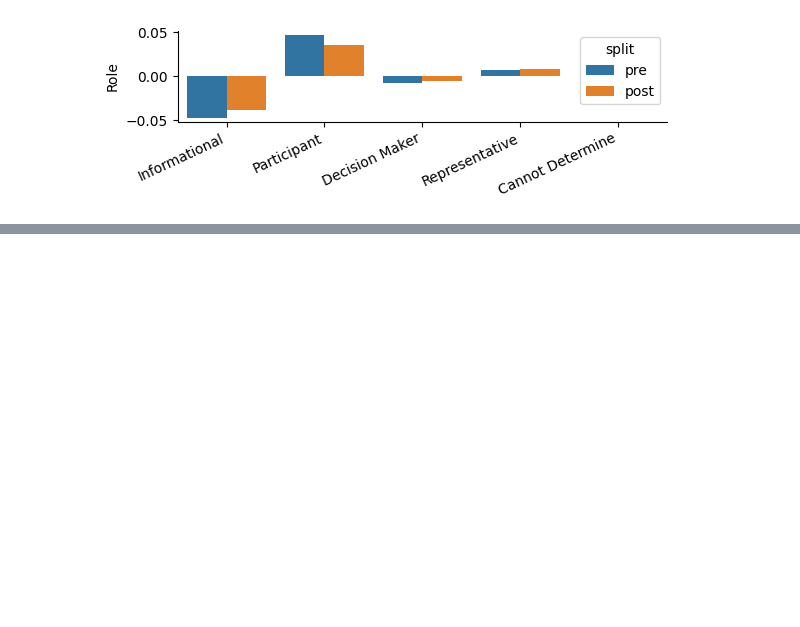
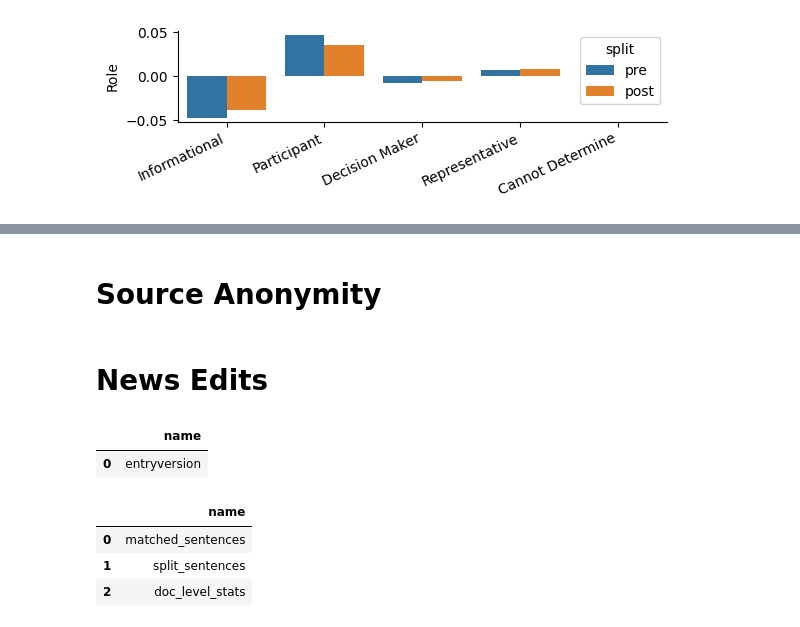
Before and after one commit to alex2awesome/source-type-modeling, a Jupyter notebook: notebooks/2023-07-17__analyze-source-differences.ipynb, the cells around one changed output, grey strips where cells are left out. Drawn from its saved outputs; the diff is of its cells as text; code cells hidden in the pictures; blank space fills up the shorter version.

```diff
--- a/notebooks/2023-07-17__analyze-source-differences.ipynb
+++ b/notebooks/2023-07-17__analyze-source-differences.ipynb
@@ -272,0 +304,2 @@ generate_source_type_comparisons(pre_source_df_a, post_source_df_a, pre_source_d
+# %% [markdown]
+# Source Anonymity
@@ -272,0 +308,22 @@ generate_source_type_comparisons(pre_source_df_a, post_source_df_a, pre_source_d
+# %% [markdown]
+# News Edits
+# %%
+import sqlite3
+
+article_con = sqlite3.connect('../data/news-edits/newssniffer-nytimes.db')
+matched_sents_con = sqlite3.connect('../data/news-edits/nyt-matched-sentences.db')
+# %%
+show_tables_sql = """SELECT name FROM sqlite_master
+  WHERE type='table';"""
+# %%
+pd.read_sql(show_tables_sql, con=article_con)
+# %% [output]
+|  | name |
+| 0 | entryversion |
+# %%
+pd.read_sql(show_tables_sql, con=matched_sents_con)
+# %% [output]
+|  | name |
+| 0 | matched_sentences |
+| 1 | split_sentences |
+| 2 | doc_level_stats |
```
Also changed, not shown: parts of 25 cells of this notebook, 2 other files.
